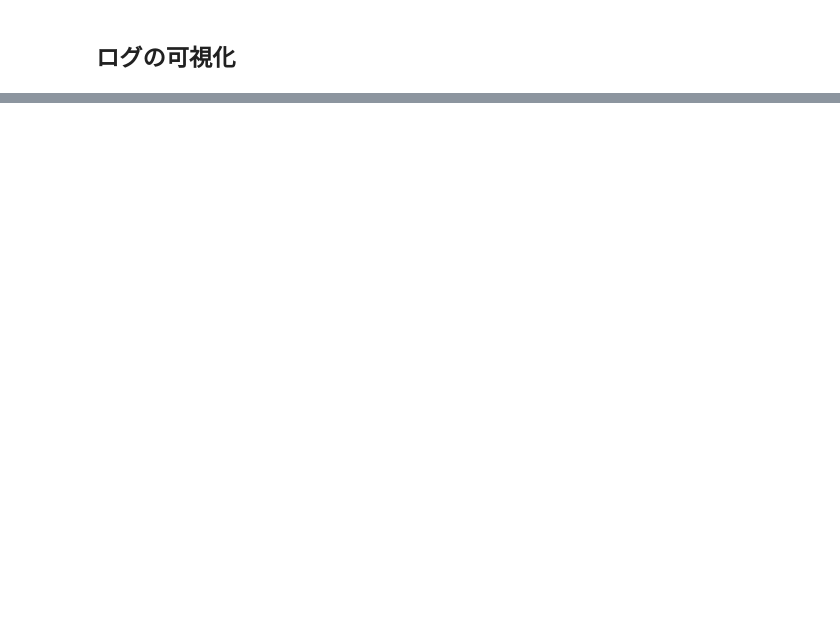
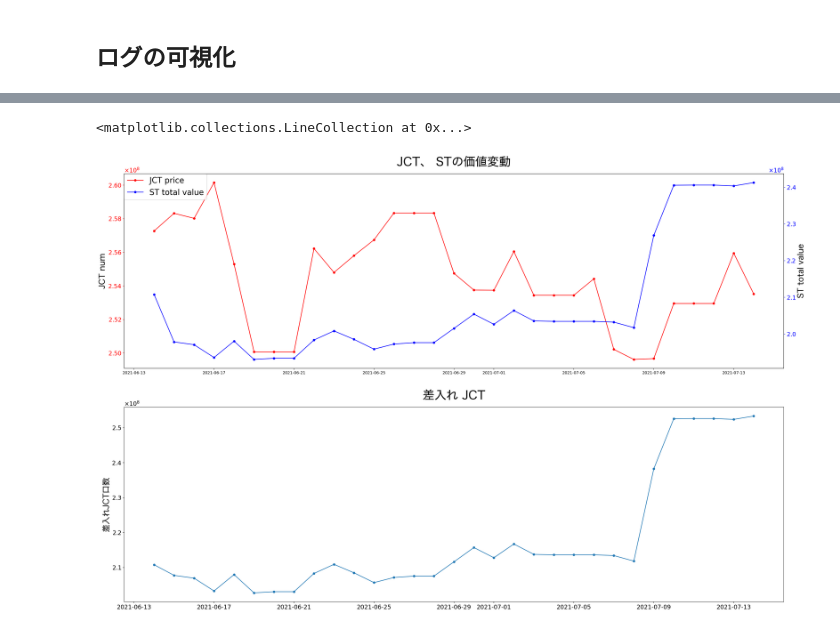
Before and after one commit to maru919/BC-experiment-simulator, a Jupyter notebook: sandbox/simulate_Stable.ipynb, the cells around one changed output, grey strips where cells are left out. Saved outputs shown, nothing was run; the diff lists cells and outputs as text; code cells hidden in the pictures; blank space fills up the shorter version.

```diff
--- a/sandbox/simulate_Stable.ipynb
+++ b/sandbox/simulate_Stable.ipynb
@@ -18,7 +19,7 @@ from pprint import pprint
 # %%
 jct_portfolio_A = {
     'JPY': {
-        'num': 10000000,
+        'num': 35000000,
         'is_usd': False
     },
     '8411.T': {
@@ -63,7 +64,7 @@ def date_range(start_date, end_date):
     for n in range(int((end_date - start_date).days)):
         yield start_date + timedelta(n)
 
-transaction = StableTransaction(jct_portfolio_A, st_portfolio, date(2021, 6, 14), lender_loan_ratio=1.05, print_log=True)
+transaction = StableTransaction(jct_portfolio_A, st_portfolio, date(2021, 6, 14), lender_loan_ratio=1.05, print_log=True, auto_deposit=True)
 
 
 print('Start simulation...')
@@ -110,6 +116,11 @@ borrower_jct_num_list = [log['borrower_jct_num'] for log in logs]
 lender_jct_num_list = [log['lender_jct_num'] for log in logs]
 jct_diff_num_list = [log['jct_diff_num'] for log in logs]
 moved_jct_num_list = [log['moved_jct_num'] for log in logs]
-from matplotlib.ticker import ScalarFormatter
+deposit_bool_list = [log['auto_deposit'] for log in logs]
+
+date_auto_deposit = []
+for i, x in enumerate(deposit_bool_list):
+    if x:
+        date_auto_deposit.append(date_list[i])
 # %%
 logs
@@ -117,33 +146,38 @@ logs
 fig = plt.figure(figsize=(30,20))
 # fig, ax1 = plt.subplots(figsize=(20,10))
 ax1 = fig.add_subplot(2, 1, 1)
 ax2 = fig.add_subplot(2, 1, 2)
 ax1_2 = ax1.twinx()
 
 plt.title('JCT、 STの価値変動', fontsize=30, pad=20, fontname="Hiragino Sans")
 ax1.plot(date_list, jct_total_num_list, marker='o', markersize=5, color='red', label='JCT price')
 ax1.set_ylabel('JCT num', fontsize=20, fontname="Hiragino Sans")
 ax1.yaxis.set_major_formatter(ScalarFormatter(useMathText=True))
 ax1_2.plot(date_list, st_total_value_list, marker='o', markersize=5, color='blue', label='ST total value')
 ax1_2.set_ylabel('ST total value', fontsize=20, fontname="Hiragino Sans")
 ax1_2.yaxis.set_major_formatter(ScalarFormatter(useMathText=True))
 handler1, label1 = ax1.get_legend_handles_labels()
 handler2, label2 = ax1_2.get_legend_handles_labels()
 
 ax1.legend(handler1 + handler2, label1 + label2, loc=2, borderaxespad=0., fontsize=20)
 ax1.tick_params(axis='y', colors='red', labelsize=15)
 ax1.yaxis.offsetText.set_fontsize(15)
 ax1.xaxis.offsetText.set_fontsize(15)
 ax1_2.xaxis.offsetText.set_fontsize(15)
 ax1_2.tick_params(axis='y', colors='blue', labelsize=15)
 ax1_2.yaxis.offsetText.set_fontsize(15)
+ax1.vlines(date_auto_deposit, min(jct_total_num_list), max(jct_total_num_list), color='orange', linestyle='dashed', linewidth=3)
 
 ax2.plot(date_list, lender_jct_num_list, marker='o', markersize=5)
 ax2.set_ylabel('差入れJCT口数', fontsize=20, fontname="Hiragino Sans")
 ax2.yaxis.set_major_formatter(ScalarFormatter(useMathText=True))
 ax2.tick_params(labelsize=15)
 ax2.yaxis.offsetText.set_fontsize(15)
 ax2.set_title('差入れ JCT', fontsize=30, pad=20, fontname="Hiragino Sans")
+ax2.vlines(date_auto_deposit, min(lender_jct_num_list), max(lender_jct_num_list), color='orange', linestyle='dashed', linewidth=3)
+# %% [output]
+<matplotlib.collections.LineCollection at 0x...>
+[figure, added]
 # %%
 fig, ax1 = plt.subplots(figsize=(20,10))
 ax2 = ax1.twinx()
```
Also changed, not shown: parts of 8 cells of this notebook, 2 other files.
